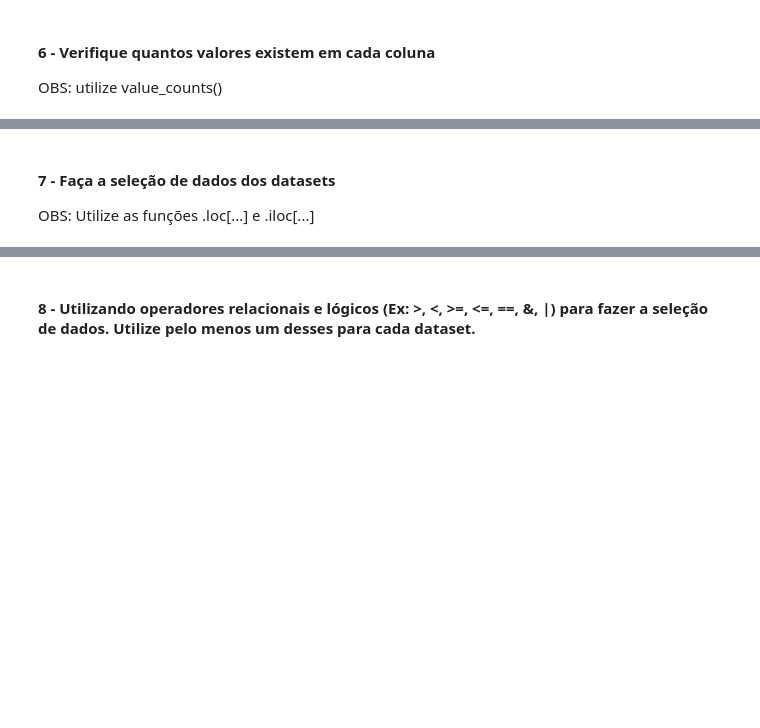
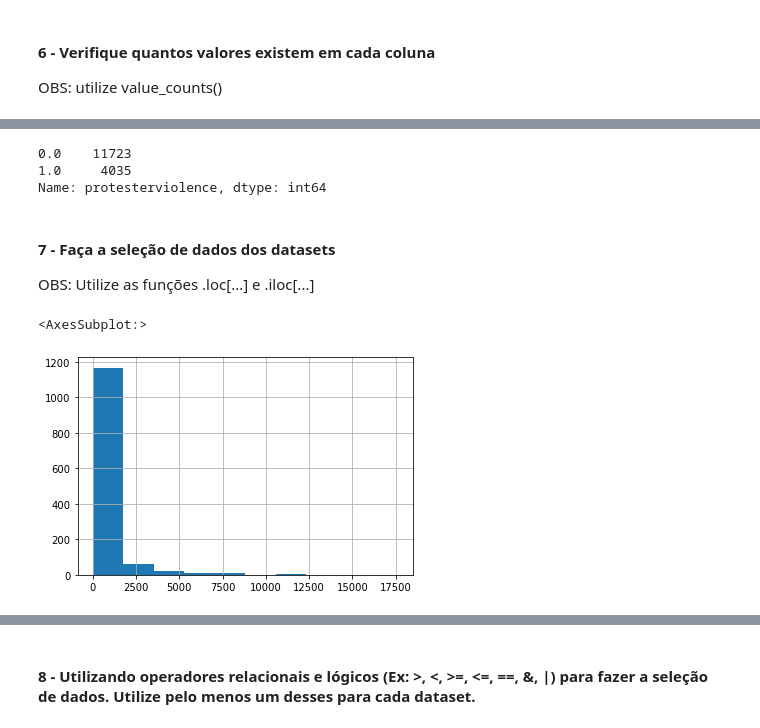
Before and after one commit to eliaquim10/notebooks_exercicio, a Jupyter notebook: Aula 1 - Obtenção de Dados e Dados Colunares.ipynb, the cells around one changed output, grey strips where cells are left out. Drawn from its saved outputs; the diff is of its cells as text; code cells hidden in the pictures; blank space fills up the shorter version.

```diff
--- a/Aula 1 - Obtenção de Dados e Dados Colunares.ipynb
+++ b/Aula 1 - Obtenção de Dados e Dados Colunares.ipynb
@@ -37,0 +30,6 @@ ValueError: File is not a recognized excel file
+# %%
+# Dataset 2
+# [CÓDIGO AQUI] recife
+# dataset  = pd.read_json("http://dados.recife.pe.gov.br/dataset/eb9b8a72-6e51-4da2-bc2b-9d83e1f198b9/resource/b4c77553-4d25-4e3a-adb2-b225813a02f1/download/empresas-da-cidade-do-recife-atividades.json")
+dataset_empresas = pd.read_csv("empresas_atividades.csv", encoding = "utf-8", sep='\n', delimiter=';') #  error_bad_lines=False,
+dataset_empresas.head(2)
@@ -124,6 +258,11 @@ OBS: utilize value_counts()
 # %%
 # Dataset 4
 # [CÓDIGO AQUI]
+dataset_mob['protesterviolence'].value_counts()
+# %% [output]
+0.0    11723
+1.0     4035
+Name: protesterviolence, dtype: int64
 # %% [markdown]
 #### **7 - Faça a seleção de dados dos datasets**
 OBS: Utilize as funções .loc[...] e .iloc[...]
@@ -133,6 +272,10 @@ OBS: Utilize as funções .loc[...] e .iloc[...]
 # %%
 # Dataset 2
 # [CÓDIGO AQUI]
+dataset_empresas['cnae'].value_counts().iloc[0:].hist()
+# %% [output]
+<AxesSubplot:>
+[figure, added]
 # %%
 # Dataset 3
 # [CÓDIGO AQUI]
```
Also changed, not shown: parts of 30 cells of this notebook, 3 other files.
